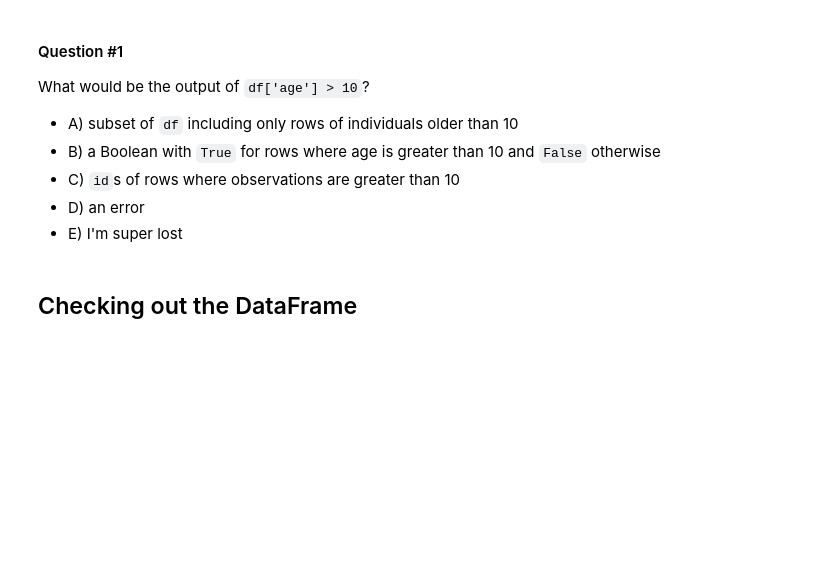
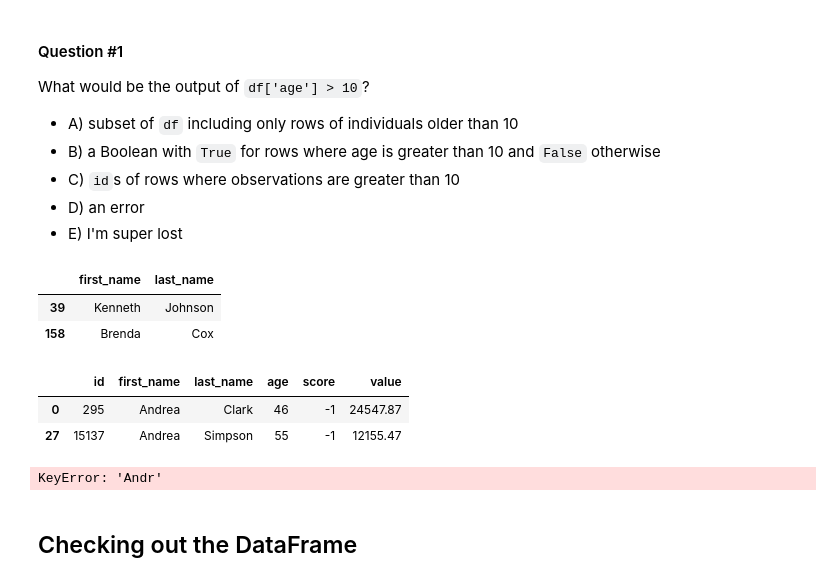
Before and after one commit to COGS108/Lectures-Fa24, a Jupyter notebook: 03_pandas.ipynb, the cells around one changed output. Saved outputs shown, nothing was run; the diff lists cells and outputs as text; code cells hidden in the pictures; blank space fills up the shorter version.

```diff
--- a/03_pandas.ipynb
+++ b/03_pandas.ipynb
@@ -77,8 +175,16 @@ df['age'] > 10
 # %%
 # to get subset
-df.loc[ (df['age'] > 60), ['first_name','last_name'] ]
+df.loc[ (df['age'] > 60) & (df['score']==-1) , ['first_name','last_name'] ]
+# %% [output]
+|  | first_name | last_name |
+| 39 | Kenneth | Johnson |
+| 158 | Brenda | Cox |
 # %%
-df.query('score <0 ')
+df.query('first_name == "Andrea" ')
+# %% [output]
+|  | id | first_name | last_name | age | score | value |
+| 0 | 295 | Andrea | Clark | 46 | -1 | 24547.87 |
+| 27 | 15137 | Andrea | Simpson | 55 | -1 | 12155.47 |
 # %%
 # NOTE: .loc uses the index, whatever it is
 # sometimes the index is NOT numeric!
@@ -89,8 +195,10 @@ df.set_index('age') #.loc[52]
 (
     df
     .set_index('first_name')
-    .loc['Andrea']
+    .loc['Andr']
 )
+# %% [output]
+KeyError: 'Andr'
 # %% [markdown]
 ## Checking out the DataFrame
 # %%
```
Also changed, not shown: parts of 23 cells of this notebook, 1 other file.
